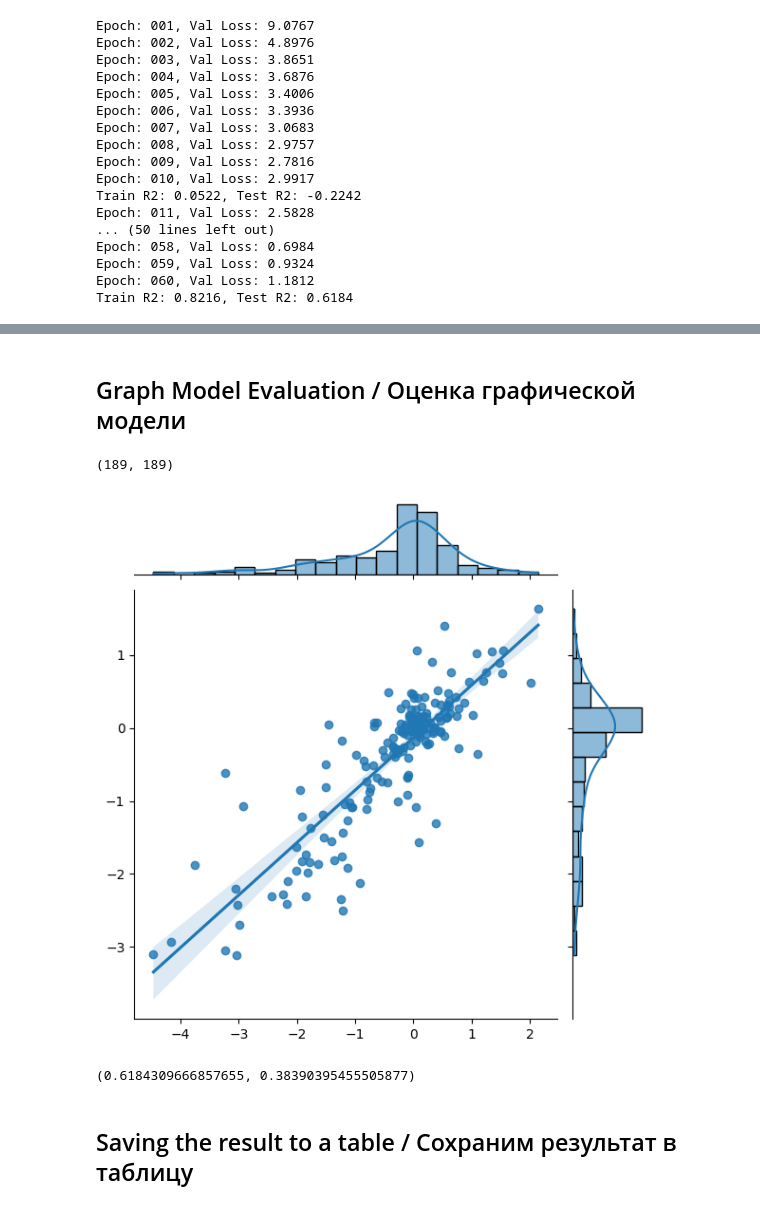
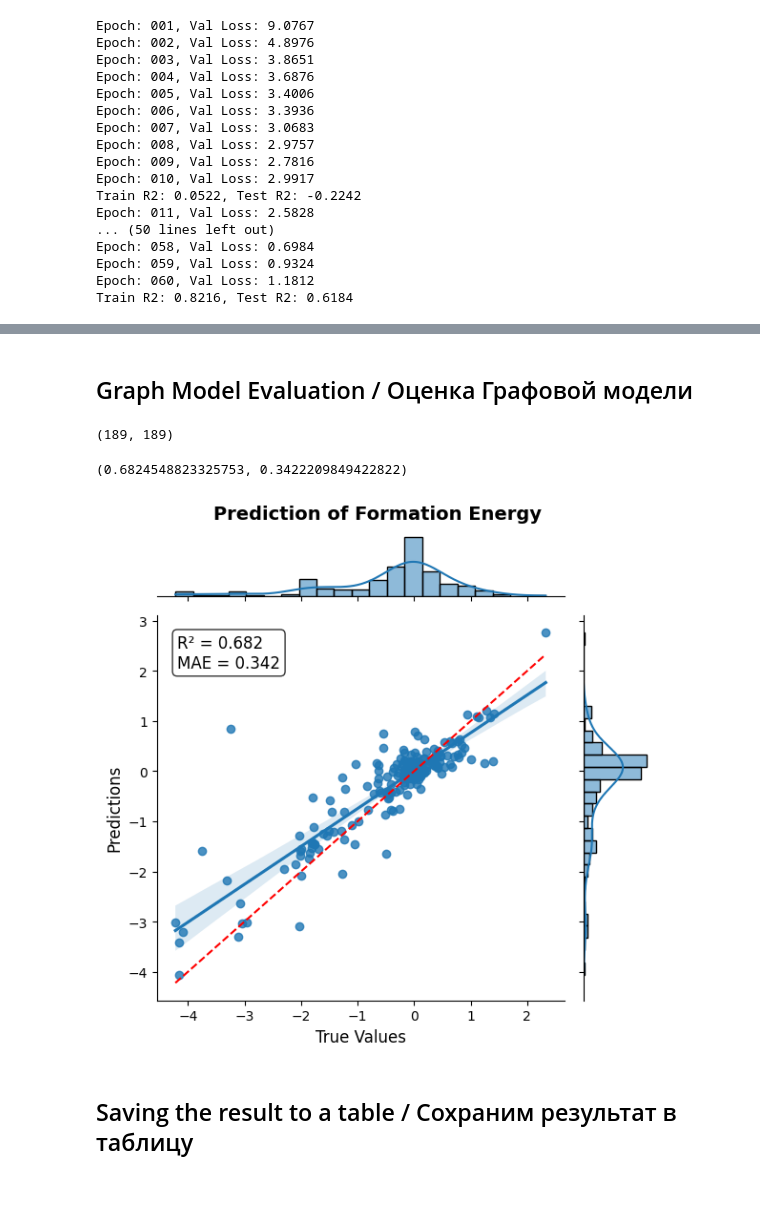
Before and after one commit to NikLaz25/GNN_for_materials_1, a Jupyter notebook: 01_formation_energy_prediction.ipynb, the cells around one changed output, grey strips where cells are left out. Saved outputs shown, nothing was run; the diff lists cells and outputs as text; code cells hidden in the pictures.

```diff
--- a/01_formation_energy_prediction.ipynb
+++ b/01_formation_energy_prediction.ipynb
@@ -399,3 +429,13 @@ Train R2: 0.8216, Test R2: 0.6184
+# %%
+# Coxpаняем модель с помощью piсkle
+PATH_FOR_MODEL = 'models/pickle_models/GCN_model_2025_06_02.pkl'
+with open(PATH_FOR_MODEL, 'wb') as f: # 'wb' указывает, что файл открыт для записи в бинарном режиме.
+    pickle.dump(model, f)
+# %%
+# Загружаем сохранённую ранее модель с помощью piсkle
+PATH_FOR_MODEL = 'models/pickle_models/GCN_model_2025_06_02.pkl'
+with open(PATH_FOR_MODEL, 'rb') as f:
+    model = pickle.load(f)
 # %% [markdown]
-## Graph Model Evaluation / Оценка графической модели
+## Graph Model Evaluation / Оценка Графовой модели
 # %%
@@ -413,14 +453,47 @@ len(pred), len(true)
 # %% [output]
 (189, 189)
-# %%
-sns.jointplot(x=true, y =pred, kind='reg')
-plt.show()
-# %% [output]
-[figure, removed]
 # %%
+# рассчёт метрик
 r2_score(pred, true), mean_absolute_error(pred, true)
 # %% [output]
-(0.6184309666857655, 0.38390395455505877)
+(0.6824548823325753, 0.3422209849422822)
+# %%
+# введем вспомогательные переменные для оформления графика
+r_2 = r2_score(pred, true)
+mae_ = mean_absolute_error(pred, true)
+
+test_targets_ = true
+test_preds_ = pred
+# %%
+# оформим гарфик
+
+g = sns.jointplot(x=test_targets_, y =test_preds_, kind='reg')
+
+# Добавляем основной заголовок (в самый верх)
+g.fig.suptitle('Prediction of Formation Energy', y=0.97, fontsize=14, fontweight='bold')
+# Добавляем аннотации с метриками
+text = f"R² = {r_2:.3f}\nMAE = {mae_:.3f}"
+g.ax_joint.text(
+    0.05, 0.95, #  координаты (5% от левого края, 95% от нижнего)
+    text,
+    transform=g.ax_joint.transAxes, # позиционирование относительно осей (0-1)
+    fontsize=12,
+    verticalalignment='top',
+    bbox=dict(boxstyle='round', facecolor='white', alpha=0.8) # bbox создает полупрозрачный белый фон для лучшей читаемости
+)
+
+# Настройка осей
+g.ax_joint.set_xlabel('True Values', fontsize=12)
+g.ax_joint.set_ylabel('Predictions', fontsize=12)
+g.ax_joint.plot([min(test_targets_), max(test_targets_)],
+                [min(test_targets_), max(test_targets_)],
+                'r--')  # Линия идеальных предсказаний
+# plt.title('Prediction formation energy ')
+plt.tight_layout() # предотвращает обрезание текста
+
+plt.show()
+# %% [output]
+[figure, added]
 # %% [markdown]
 ## Saving the result to a table / Сохраним результат в таблицу
 # %% [markdown]
```
Also changed, not shown: parts of 15 cells of this notebook.
